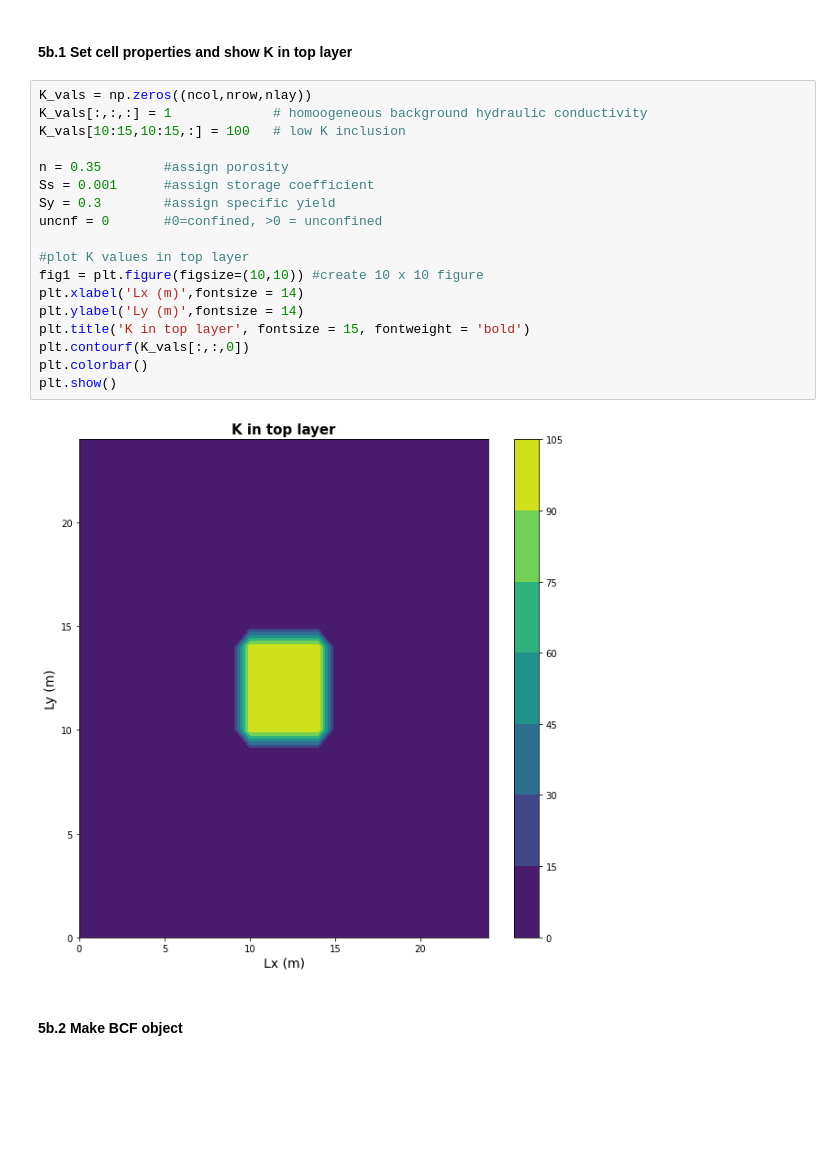
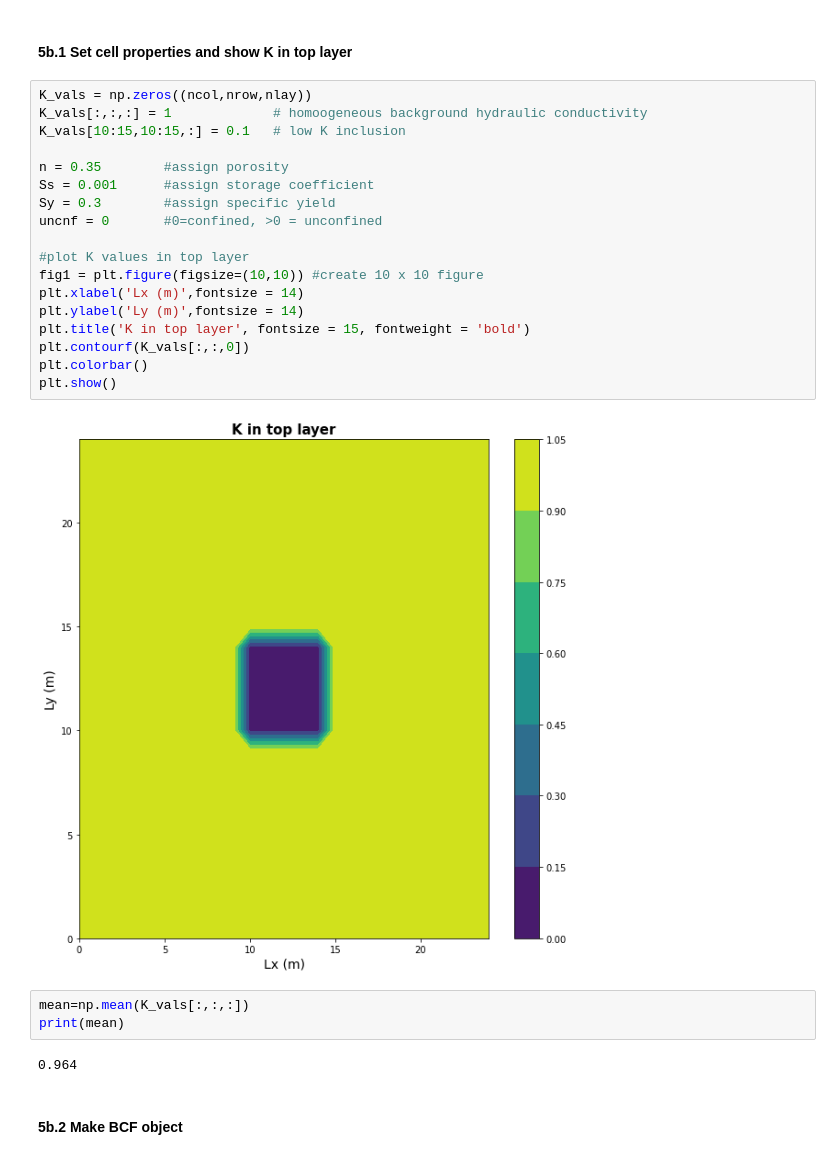
Before and after one commit to GW-modelling-Spring2022/homework-starliviakaska, a Jupyter notebook: Submissions/HW3_model_Kaska.ipynb, the cells around one changed output. Drawn from its saved outputs; the diff is of its cells as text; blank space fills up the shorter version.

```diff
--- a/Submissions/HW3_model_Kaska.ipynb
+++ b/Submissions/HW3_model_Kaska.ipynb
@@ -176,23 +176,28 @@ For more details on LPF package see: https://flopy.readthedocs.io/en/3.3.2/sourc
 # %%
 K_vals = np.zeros((ncol,nrow,nlay))
 K_vals[:,:,:] = 1             # homoogeneous background hydraulic conductivity
-K_vals[10:15,10:15,:] = 100   # low K inclusion
+K_vals[10:15,10:15,:] = 0.1   # low K inclusion
 
 n = 0.35        #assign porosity
 Ss = 0.001      #assign storage coefficient
 Sy = 0.3        #assign specific yield
 uncnf = 0       #0=confined, >0 = unconfined
 
 #plot K values in top layer
 fig1 = plt.figure(figsize=(10,10)) #create 10 x 10 figure
 plt.xlabel('Lx (m)',fontsize = 14)
 plt.ylabel('Ly (m)',fontsize = 14)
 plt.title('K in top layer', fontsize = 15, fontweight = 'bold')
 plt.contourf(K_vals[:,:,0])
 plt.colorbar()
 plt.show()
 # %% [output]
-[figure, old version]
+[figure, new version]
+# %%
+mean=np.mean(K_vals[:,:,:])
+print(mean)
+# %% [output]
+0.964
 # %% [markdown]
 #### 5b.2 Make BCF object
 # %%
```
Also changed, not shown: parts of 4 cells of this notebook, 5 other files.
